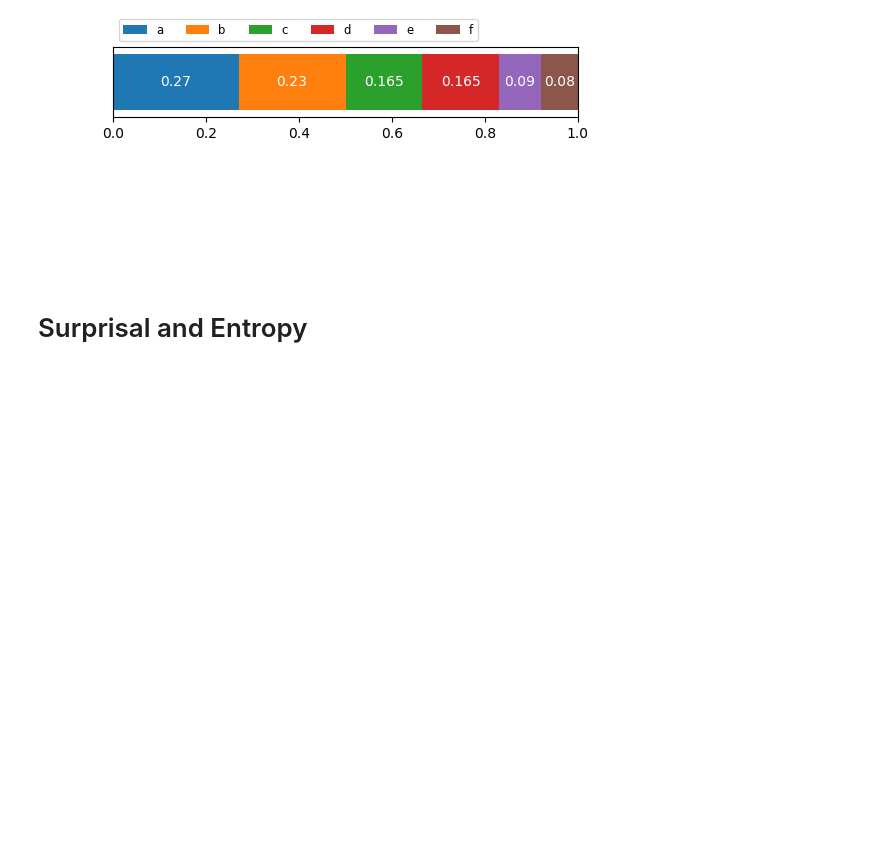
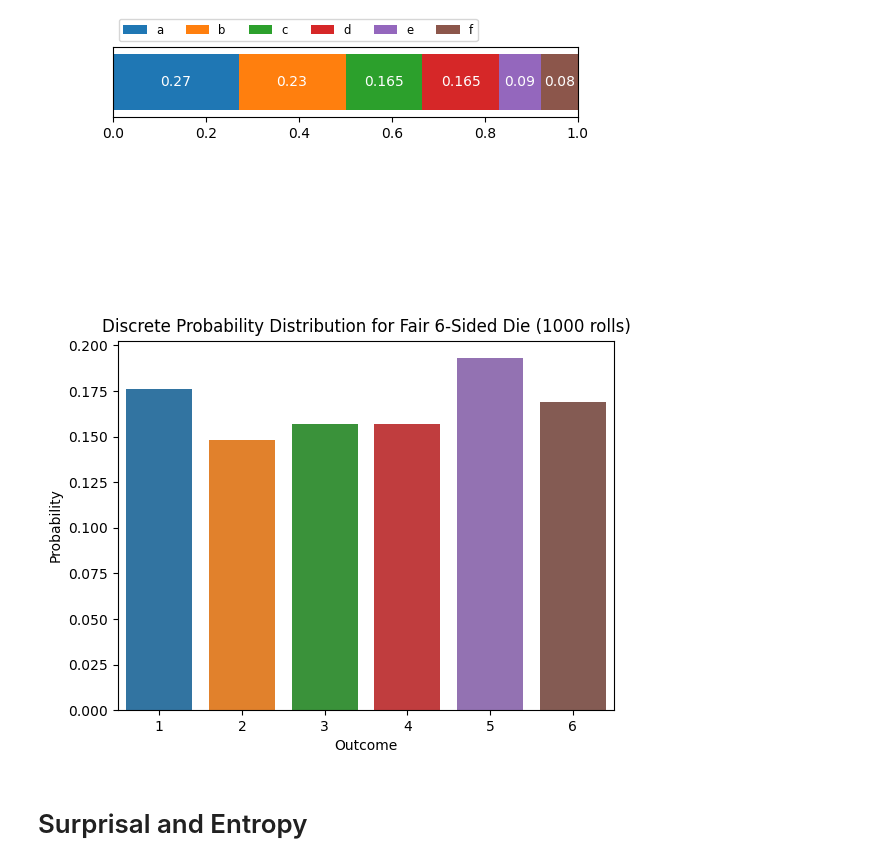
Before and after one commit to cschaffner/ITNuggets, a Jupyter notebook: notebooks/ITNuggets.ipynb, the cells around one changed output. Drawn from its saved outputs; the diff is of its cells as text; code cells hidden in the pictures; blank space fills up the shorter version.

```diff
--- a/notebooks/ITNuggets.ipynb
+++ b/notebooks/ITNuggets.ipynb
@@ -337,3 +310,29 @@ horizontal_bars([0.27, 0.23, 0.165, 0.165, 0.09,0.08], ['a','b','c','d','e','f']
+# %%
+import numpy as np
+import matplotlib.pyplot as plt
+import seaborn as sns
+
+NUM_ROLLS = 1000
+
+plt.close()
+plt.gcf().subplots_adjust()
+
+values = [1, 2, 3, 4, 5, 6]
+sample = np.random.choice(values, NUM_ROLLS)
+
+# Numpy arrays containing counts for each side
+side, count = np.unique(sample, return_counts=True)
+probs = count / len(sample)
+
+# Plot the results
+sns.barplot(x=side, y=probs)
+plt.title(
+    f"Discrete Probability Distribution for Fair 6-Sided Die ({NUM_ROLLS} rolls)")
+plt.ylabel("Probability")
+plt.xlabel("Outcome")
+plt.show()
+# %% [output]
+[figure, added]
 # %% [markdown]
 # Surprisal and Entropy
 # %%
```
Also changed, not shown: parts of 14 cells of this notebook, 1 other file.
